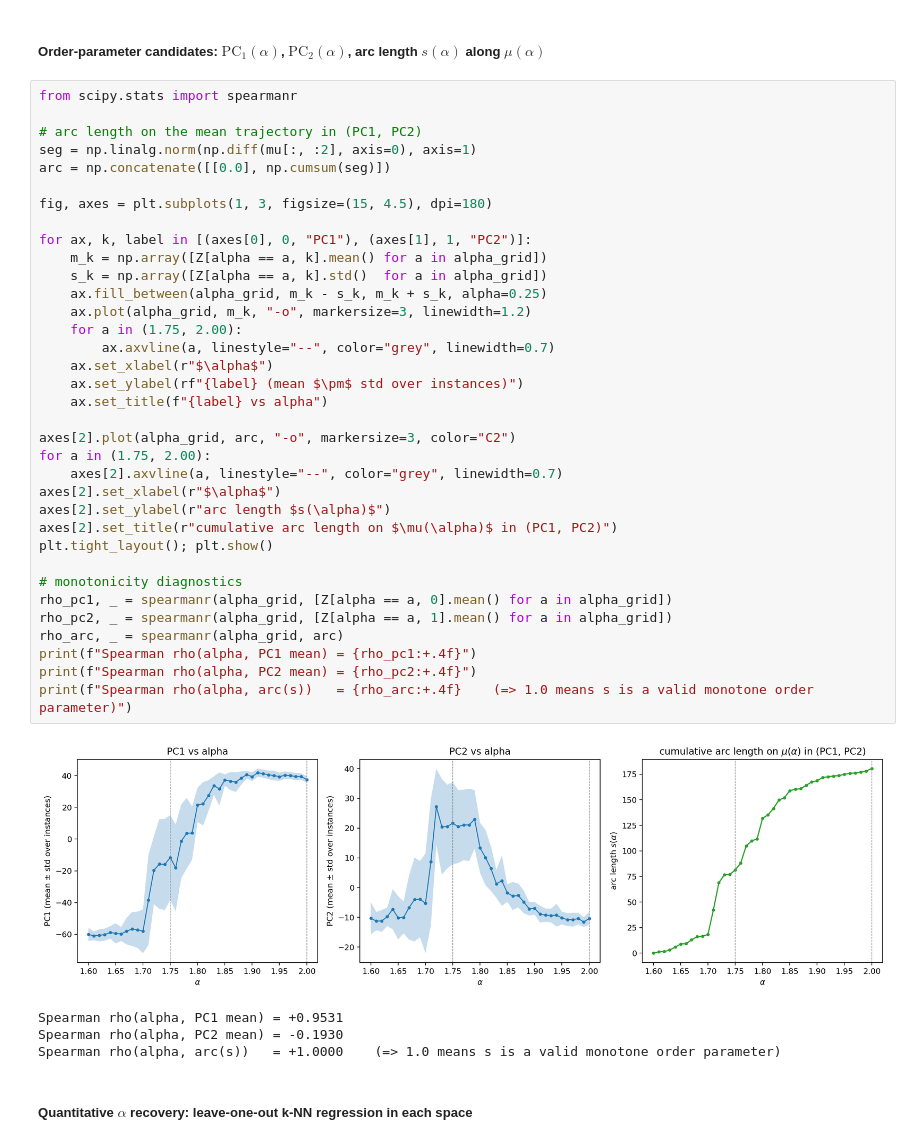
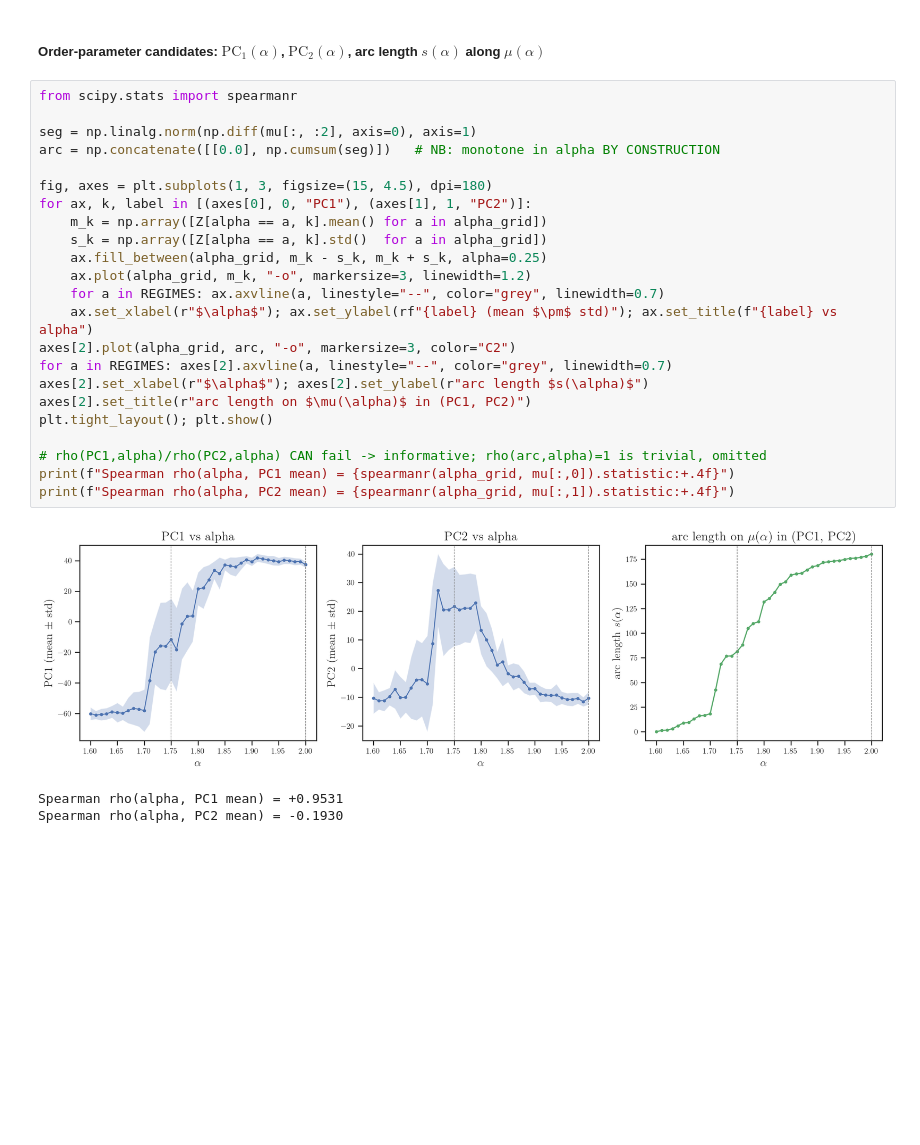
Before and after one commit to willedibam/mts-spi-study-cluster, a Jupyter notebook: notebooks/embeddings/cml-param-sweep.ipynb, the cells around one changed output. Saved outputs shown, nothing was run; the diff lists cells and outputs as text; blank space fills up the shorter version.

```diff
--- a/notebooks/embeddings/cml-param-sweep.ipynb
+++ b/notebooks/embeddings/cml-param-sweep.ipynb
@@ -652,42 +141,27 @@ plt.tight_layout(); plt.show()
 # %%
 from scipy.stats import spearmanr
 
-# arc length on the mean trajectory in (PC1, PC2)
 seg = np.linalg.norm(np.diff(mu[:, :2], axis=0), axis=1)
-arc = np.concatenate([[0.0], np.cumsum(seg)])
+arc = np.concatenate([[0.0], np.cumsum(seg)])   # NB: monotone in alpha BY CONSTRUCTION
 
 fig, axes = plt.subplots(1, 3, figsize=(15, 4.5), dpi=180)
-
 for ax, k, label in [(axes[0], 0, "PC1"), (axes[1], 1, "PC2")]:
     m_k = np.array([Z[alpha == a, k].mean() for a in alpha_grid])
     s_k = np.array([Z[alpha == a, k].std()  for a in alpha_grid])
     ax.fill_between(alpha_grid, m_k - s_k, m_k + s_k, alpha=0.25)
     ax.plot(alpha_grid, m_k, "-o", markersize=3, linewidth=1.2)
-    for a in (1.75, 2.00):
-        ax.axvline(a, linestyle="--", color="grey", linewidth=0.7)
-    ax.set_xlabel(r"$\alpha$")
-    ax.set_ylabel(rf"{label} (mean $\pm$ std over instances)")
-    ax.set_title(f"{label} vs alpha")
-
+    for a in REGIMES: ax.axvline(a, linestyle="--", color="grey", linewidth=0.7)
+    ax.set_xlabel(r"$\alpha$"); ax.set_ylabel(rf"{label} (mean $\pm$ std)"); ax.set_title(f"{label} vs alpha")
 axes[2].plot(alpha_grid, arc, "-o", markersize=3, color="C2")
-for a in (1.75, 2.00):
-    axes[2].axvline(a, linestyle="--", color="grey", linewidth=0.7)
-axes[2].set_xlabel(r"$\alpha$")
-axes[2].set_ylabel(r"arc length $s(\alpha)$")
-axes[2].set_title(r"cumulative arc length on $\mu(\alpha)$ in (PC1, PC2)")
+for a in REGIMES: axes[2].axvline(a, linestyle="--", color="grey", linewidth=0.7)
+axes[2].set_xlabel(r"$\alpha$"); axes[2].set_ylabel(r"arc length $s(\alpha)$")
+axes[2].set_title(r"arc length on $\mu(\alpha)$ in (PC1, PC2)")
 plt.tight_layout(); plt.show()
 
-# monotonicity diagnostics
-rho_pc1, _ = spearmanr(alpha_grid, [Z[alpha == a, 0].mean() for a in alpha_grid])
-rho_pc2, _ = spearmanr(alpha_grid, [Z[alpha == a, 1].mean() for a in alpha_grid])
-rho_arc, _ = spearmanr(alpha_grid, arc)
-print(f"Spearman rho(alpha, PC1 mean) = {rho_pc1:+.4f}")
-print(f"Spearman rho(alpha, PC2 mean) = {rho_pc2:+.4f}")
-print(f"Spearman rho(alpha, arc(s))   = {rho_arc:+.4f}    (=> 1.0 means s is a valid monotone order parameter)")
+# rho(PC1,alpha)/rho(PC2,alpha) CAN fail -> informative; rho(arc,alpha)=1 is trivial, omitted
+print(f"Spearman rho(alpha, PC1 mean) = {spearmanr(alpha_grid, mu[:,0]).statistic:+.4f}")
+print(f"Spearman rho(alpha, PC2 mean) = {spearmanr(alpha_grid, mu[:,1]).statistic:+.4f}")
 # %% [output]
-[figure, old version]
+[figure, new version]
 Spearman rho(alpha, PC1 mean) = +0.9531
 Spearman rho(alpha, PC2 mean) = -0.1930
-Spearman rho(alpha, arc(s))   = +1.0000    (=> 1.0 means s is a valid monotone order parameter)
-# %% [markdown]
-##### Quantitative $\alpha$ recovery: leave-one-out k-NN regression in each space
```
Also changed, not shown: parts of 40 cells of this notebook, 19 other files.
